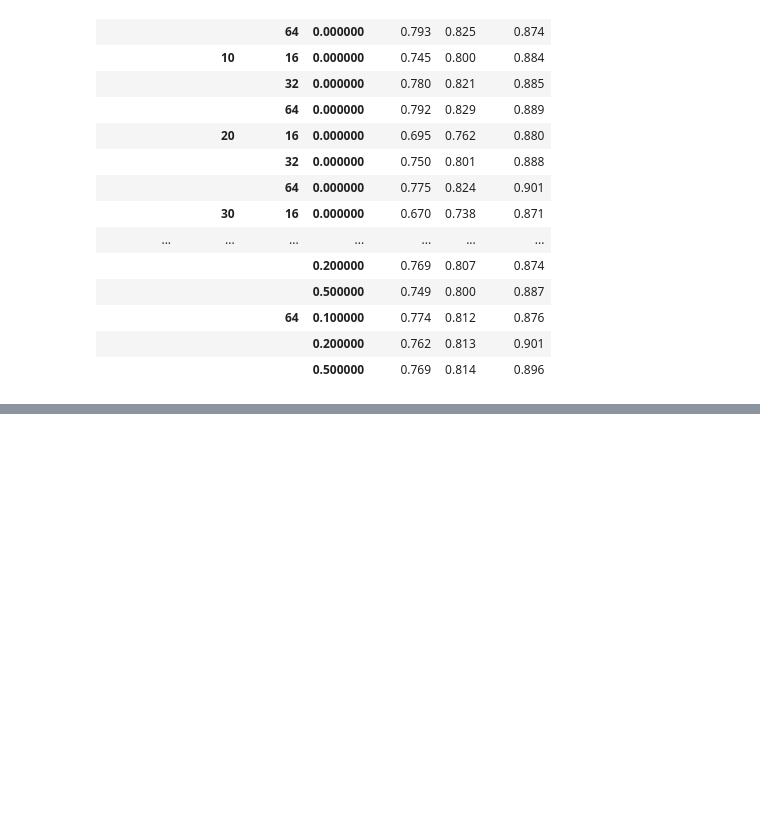
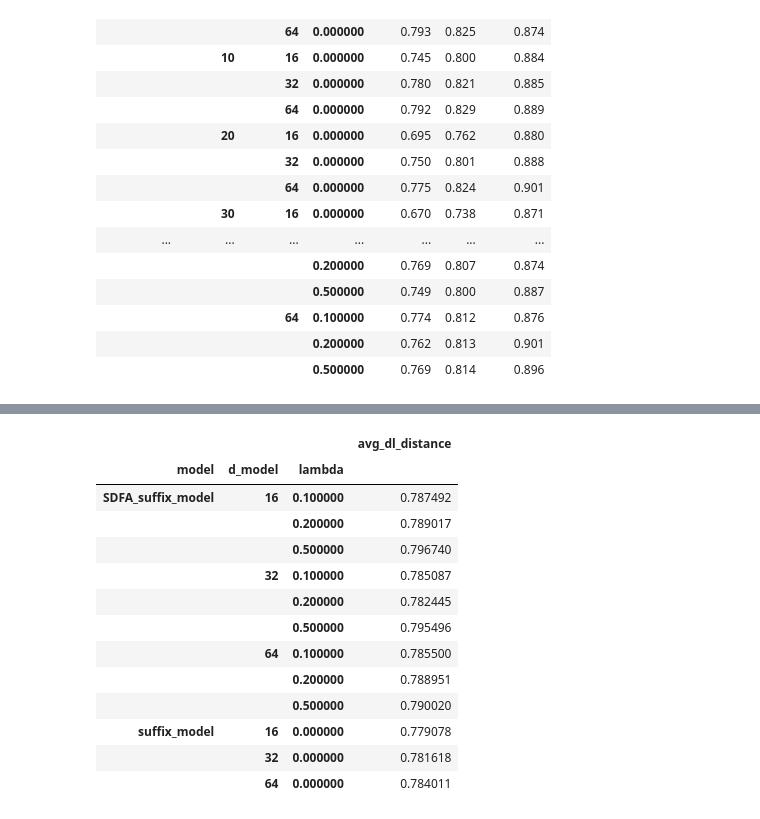
Before and after one commit to JohannesDeSmedt/differentiable-er, a Jupyter notebook: analyse_results.ipynb, the cells around one changed output, grey strips where cells are left out. Cells and saved outputs as stored; diff of their text form; code cells hidden in the pictures; blank space fills up the shorter version.

Commit message:
Further suffix fixes

```diff
--- a/analyse_results.ipynb
+++ b/analyse_results.ipynb
@@ -416,3 +416,34 @@ for dataset in ['BPI19', 'BPI20TravelPermitData', 'bpi17', 'BPI20RequestForPayme
     df['dataset'] = dataset
     df1 = pd.concat([df1, df], ignore_index=True)
 df1.to_csv('all_outcomes.csv')
+# %%
+import pandas as pd
+import numpy as np
+from matplotlib import cm, colors
+
+df = pd.read_csv('results_suffix_prediction_bpi19.csv')
+# df.head()
+# # df = df[df['d_model'] > 15]
+# # df = df[df['max_len'] > 9]
+pivot_table = pd.pivot_table(df,
+                             values=['avg_dl_distance'],
+
+                             index=['model', 'd_model', 'lambda'],
+                             aggfunc=np.mean)
+styled_table = pivot_table.style.background_gradient(cmap='Blues').apply(underline_max, axis=0)
+styled_table
+# %% [output]
+|  |  |  | avg_dl_distance |
+| model | d_model | lambda |  |
+| SDFA_suffix_model | 16 | 0.100000 | 0.787492 |
+|  |  | 0.200000 | 0.789017 |
+|  |  | 0.500000 | 0.796740 |
+|  | 32 | 0.100000 | 0.785087 |
+|  |  | 0.200000 | 0.782445 |
+|  |  | 0.500000 | 0.795496 |
+|  | 64 | 0.100000 | 0.785500 |
+|  |  | 0.200000 | 0.788951 |
+|  |  | 0.500000 | 0.790020 |
+| suffix_model | 16 | 0.000000 | 0.779078 |
+|  | 32 | 0.000000 | 0.781618 |
+|  | 64 | 0.000000 | 0.784011 |
```
Also changed, not shown: parts of 3 cells of this notebook, 5 other files.
